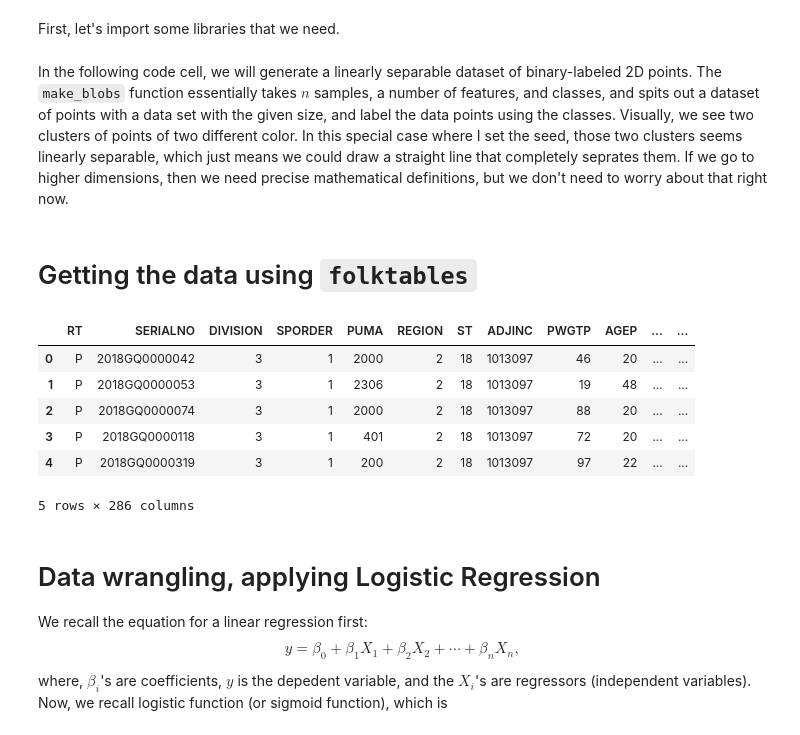
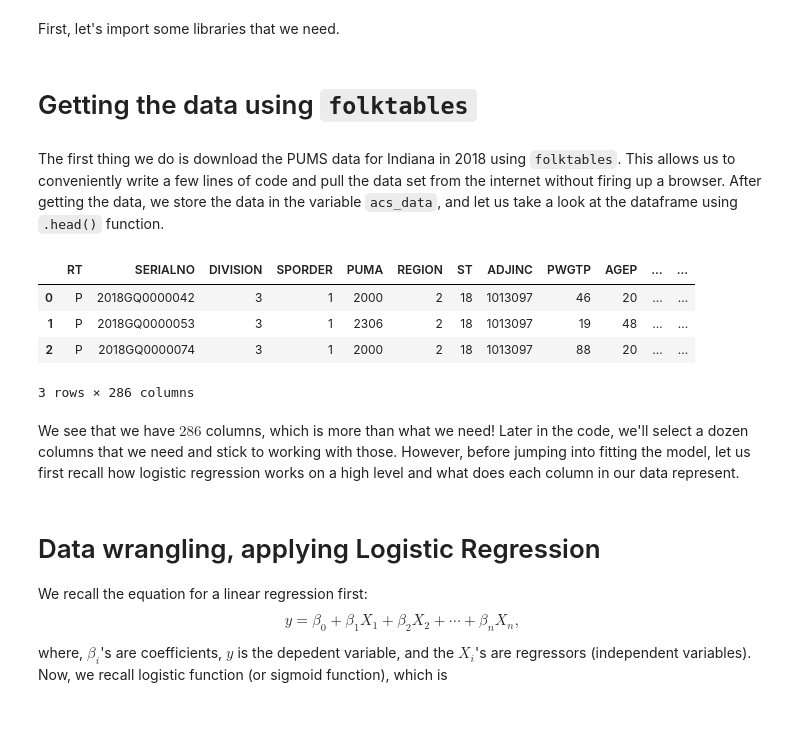
Before and after one commit to Xianzhiwang1/CS0451-page-site, a Jupyter notebook: posts/my-blog-post-05-audit-bias/index.ipynb, the cells around one changed output. Cells and saved outputs as stored; diff of their text form; code cells hidden in the pictures.

```diff
--- a/posts/my-blog-post-05-audit-bias/index.ipynb
+++ b/posts/my-blog-post-05-audit-bias/index.ipynb
@@ -40,10 +39,10 @@ from sklearn.pipeline import make_pipeline
 from sklearn.preprocessing import StandardScaler
 from sklearn.metrics import confusion_matrix
 from sklearn.model_selection import train_test_split
-# %% [markdown]
-In the following code cell, we will generate a linearly separable dataset of binary-labeled 2D points. The `make_blobs` function essentially takes $n$ samples, a number of features, and classes, and spits out a dataset of points with a data set with the given size, and label the data points using the classes. Visually, we see two clusters of points of two different color. In this special case where I set the seed, those two clusters seems linearly separable, which just means we could draw a straight line that completely seprates them. If we go to higher dimensions, then we need precise mathematical definitions, but we don't need to worry about that right now.
 # %% [markdown]
 # Getting the data using `folktables`
+# %% [markdown]
+The first thing we do is download the PUMS data for Indiana in 2018 using `folktables`. This allows us to conveniently write a few lines of code and pull the data set from the internet without firing up a browser. After getting the data, we store the data in the variable `acs_data`, and let us take a look at the dataframe using `.head()` function.
 # %%
 from folktables import ACSDataSource, ACSEmployment, BasicProblem, adult_filter
 
@@ -55,15 +54,15 @@ data_source = ACSDataSource(survey_year='2018',
 
 acs_data = data_source.get_data(states=[STATE], download=True)
 # %%
-acs_data.head()
+acs_data.head(3)
 # %% [output]
 |  | RT | SERIALNO | DIVISION | SPORDER | PUMA | REGION | ST | ADJINC | PWGTP | AGEP | ... | ... |
 | 0 | P | 2018GQ0000042 | 3 | 1 | 2000 | 2 | 18 | 1013097 | 46 | 20 | ... | ... |
 | 1 | P | 2018GQ0000053 | 3 | 1 | 2306 | 2 | 18 | 1013097 | 19 | 48 | ... | ... |
 | 2 | P | 2018GQ0000074 | 3 | 1 | 2000 | 2 | 18 | 1013097 | 88 | 20 | ... | ... |
-| 3 | P | 2018GQ0000118 | 3 | 1 | 401 | 2 | 18 | 1013097 | 72 | 20 | ... | ... |
-| 4 | P | 2018GQ0000319 | 3 | 1 | 200 | 2 | 18 | 1013097 | 97 | 22 | ... | ... |
-5 rows × 286 columns
+3 rows × 286 columns
+# %% [markdown]
+We see that we have $286$ columns, which is more than what we need! Later in the code, we'll select a dozen columns that we need and stick to working with those. However, before jumping into fitting the model, let us first recall how logistic regression works on a high level and what does each column in our data represent.
 # %% [markdown]
 # Data wrangling, applying Logistic Regression
 We recall the equation for a linear regression first:
```
Also changed, not shown: parts of 15 cells of this notebook.
